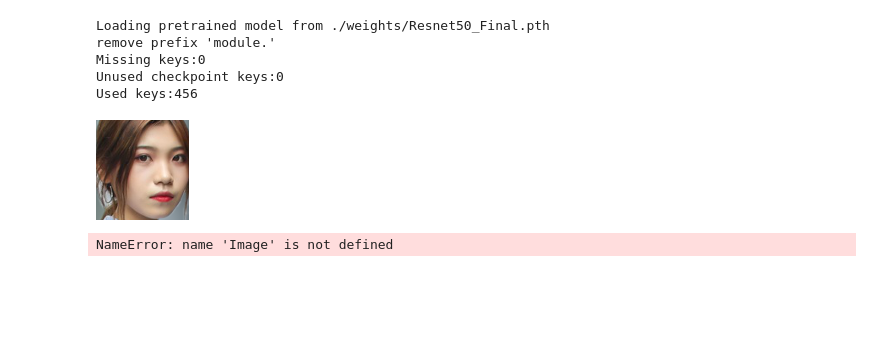
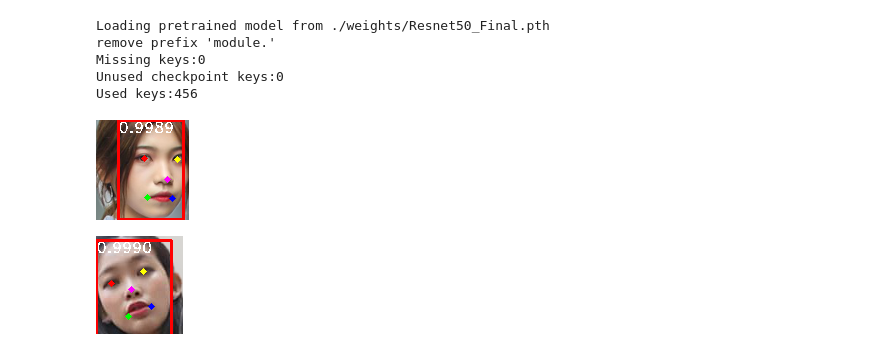
Before and after one commit to Yuheng-Li/FaceLandmark, a Jupyter notebook: use_detector.ipynb, the cells around one changed output. Saved outputs shown, nothing was run; the diff lists cells and outputs as text; code cells hidden in the pictures; blank space fills up the shorter version.

```diff
--- a/use_detector.ipynb
+++ b/use_detector.ipynb
@@ -11,6 +13,7 @@ Unused checkpoint keys:0
 Used keys:456
 # %%
 img = Image.open('cropped_face_images/000001face.png')
-img
+dets = detector(img)
+detector.draw(img, dets)
 # %% [output]
-[figure, old version]
+[figure, new version]
@@ -19,4 +19,0 @@ dets = detector(img)
-# %%
-new = detector.draw(img, dets)
-# %% [output]
-NameError: name 'Image' is not defined
@@ -28,0 +20,8 @@ new
+# %%
+# it also supports input as tensor (but it must be one image within [-1,1] )
+pil_img = Image.open('cropped_face_images/000002face.png')
+img = (torchvision.transforms.functional.to_tensor(pil_img) - 0.5) / 0.5
+dets = detector(img)
+detector.draw(pil_img, dets)
+# %% [output]
+[figure, added]
```
Also changed, not shown: parts of 6 cells of this notebook, 2 other files.
